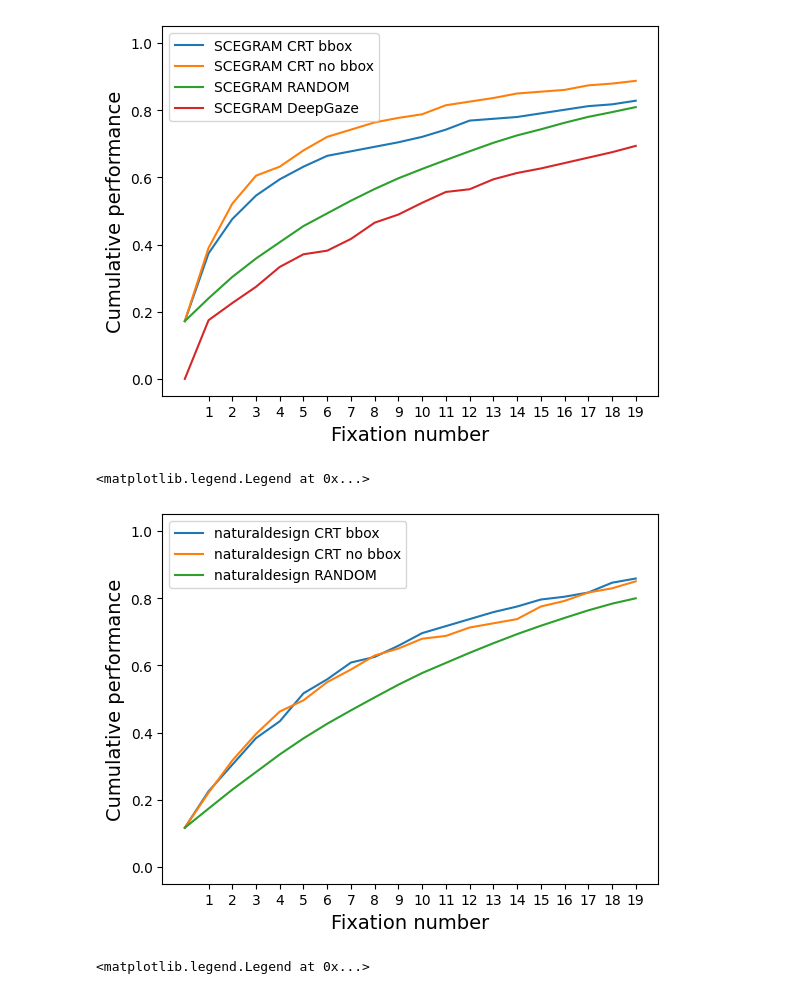
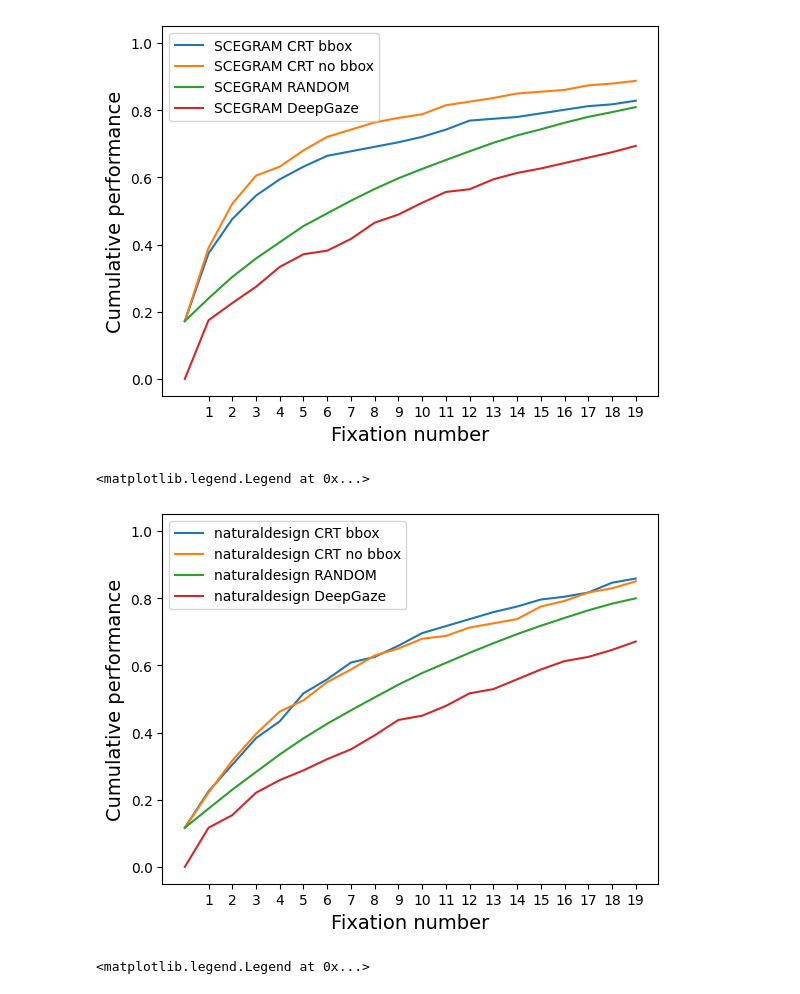
Before and after one commit to tuanisworkingonsomeprojects/TCT-visual-search, a Jupyter notebook: TCT notebooks/[Result].ipynb, the cells around one changed output. Cells and saved outputs as stored; diff of their text form; code cells hidden in the pictures.

Commit message:
update result for deepgaze

```diff
--- a/TCT notebooks/[Result].ipynb
+++ b/TCT notebooks/[Result].ipynb
@@ -25,8 +25,9 @@ ContextBreak_result_CRT_bbox = '../results/NGTU[ContextBreak_CRT_bbox_PE]perform
 ContextBreak_result_CRT_no_bbox = '../results/NGTU[ContextBreak_CRT_no_bbox_PE]performance.pkl'
 ContextBreak_result_RANDOM = '../results/NGTU[ContextBreak_CRT_bbox_PE_RANDOM]performance.pkl'
 
-coco_deepgaze_result = '../results/coco_deepgaze3_accu_performance.pkl'
+coco_deepgaze_result    = '../results/coco_deepgaze3_accu_performance.pkl'
 scegram_deepgaze_result = '../results/SCEGRAM/SCEGRAM(invariant_bin1_2)_deepgaze_res.pkl'
+natural_deepgaze_result = '../results/naturaldesign_deepgaze3_accu_performance.pkl'
 # %%
 results = {}
 
@@ -71,6 +72,9 @@ with open(coco_deepgaze_result, 'rb') as file:
 
 with open(scegram_deepgaze_result, 'rb') as file:
     results['SCEGRAM_DeepGaze'] = {'DeepGaze': pickle.load(file)['combined_accu']}
+
+with open(natural_deepgaze_result, 'rb') as file:
+    results['natural_DeepGaze'] = {'DeepGaze': pickle.load(file)}
 # %%
 plt.xticks(range(1, 21))
 plt.ylim([-0.05, 1.05])
@@ -108,18 +112,19 @@ plt.legend()
 # %%
 plt.xticks(range(1, 21))
 plt.ylim([-0.05, 1.05])
 
 plt.plot(results['natural_bbox']['TCT'],    label='naturaldesign CRT bbox')
 plt.plot(results['natural_no_bbox']['TCT'], label='naturaldesign CRT no bbox')
 plt.plot(results['natural_RANDOM']['TCT'],  label='naturaldesign RANDOM')
+plt.plot(results['natural_DeepGaze']['DeepGaze'][:20], label='naturaldesign DeepGaze')
 
 plt.xlabel('Fixation number', fontsize=14)
 plt.ylabel('Cumulative performance', fontsize=14)
 
 plt.legend()
 # %% [output]
 <matplotlib.legend.Legend at 0x...>
-[figure, old version]
+[figure, new version]
 # %%
 plt.xticks(range(1, 21))
 plt.ylim([-0.05, 1.05])
```
Also changed, not shown: 3 other files.
